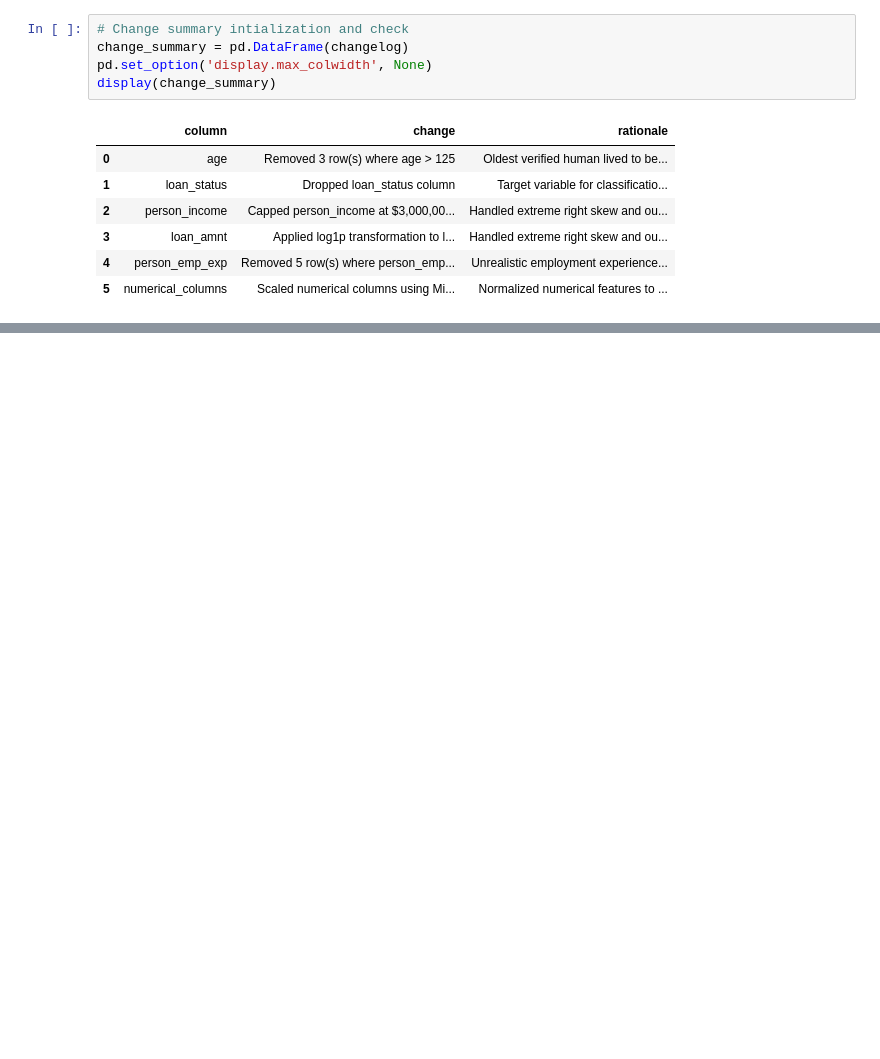
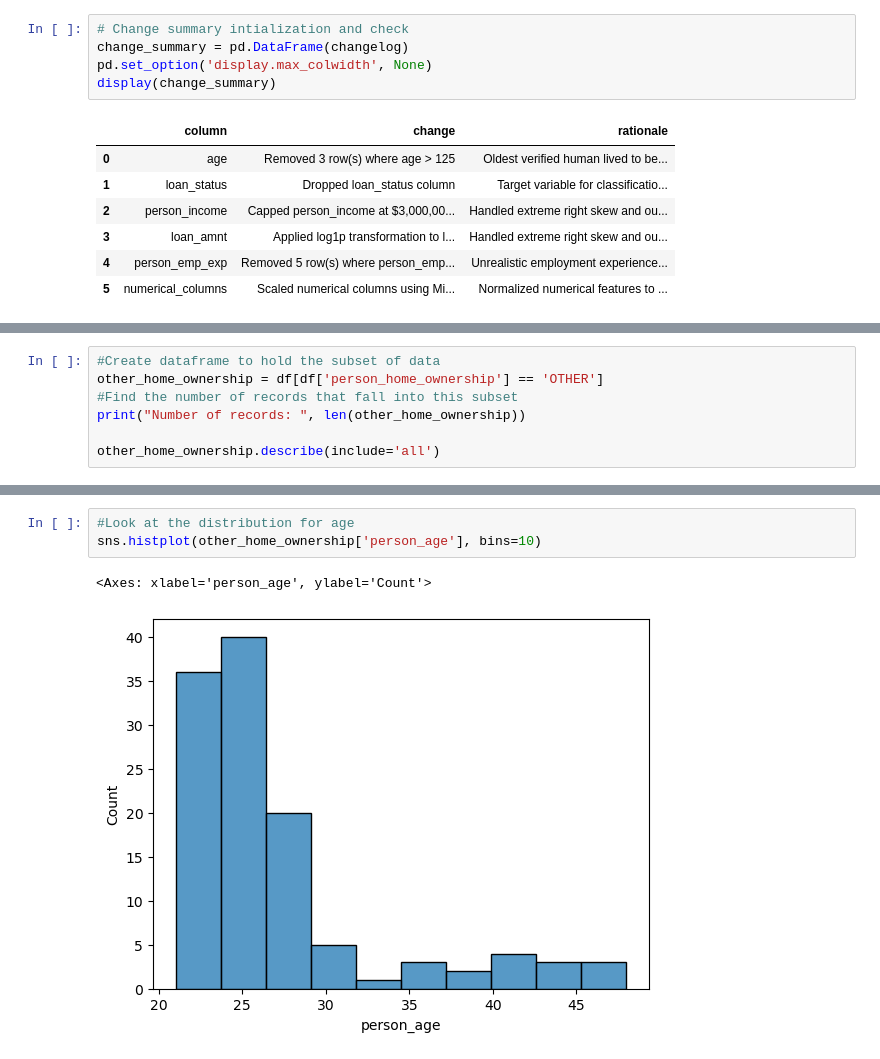
Before and after one commit to jb705249/SJU_DSS_740_Final_Project, a Jupyter notebook: Scr/initial_data_cleaning.ipynb, the cells around one changed output, grey strips where cells are left out. Saved outputs shown, nothing was run; the diff lists cells and outputs as text; blank space fills up the shorter version.

```diff
--- a/Scr/initial_data_cleaning.ipynb
+++ b/Scr/initial_data_cleaning.ipynb
@@ -353,0 +392,7 @@ memory usage: 4.8+ MB
+# %%
+#Create dataframe to hold the subset of data
+other_home_ownership = df[df['person_home_ownership'] == 'OTHER']
+#Find the number of records that fall into this subset
+print("Number of records: ", len(other_home_ownership))
+
+other_home_ownership.describe(include='all')
@@ -353,0 +413,6 @@ memory usage: 4.8+ MB
+# %%
+#Look at the distribution for age
+sns.histplot(other_home_ownership['person_age'], bins=10)
+# %% [output]
+<Axes: xlabel='person_age', ylabel='Count'>
+[figure, added]
```
Also changed, not shown: parts of 23 cells of this notebook.
